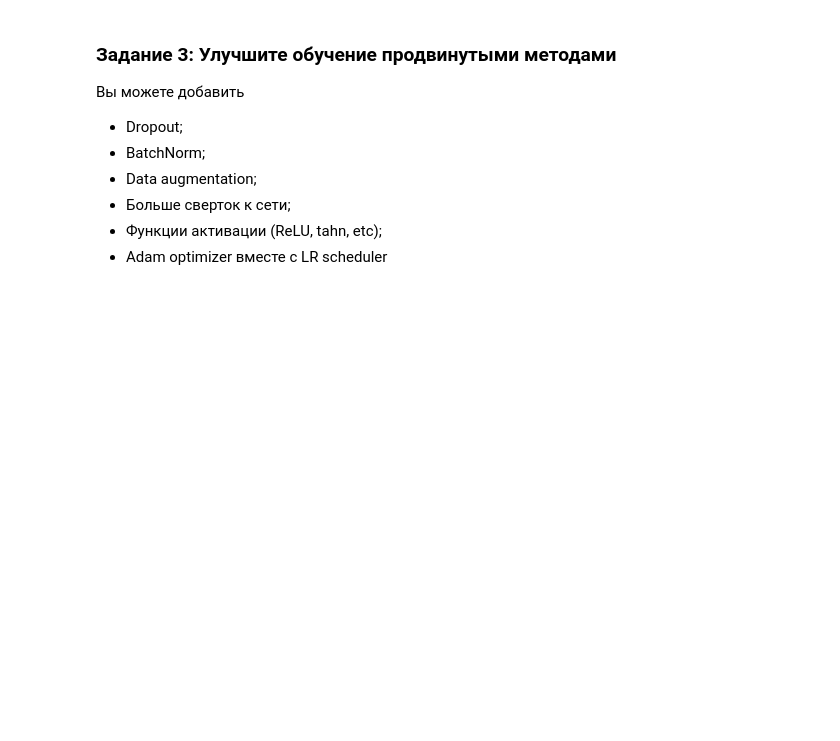
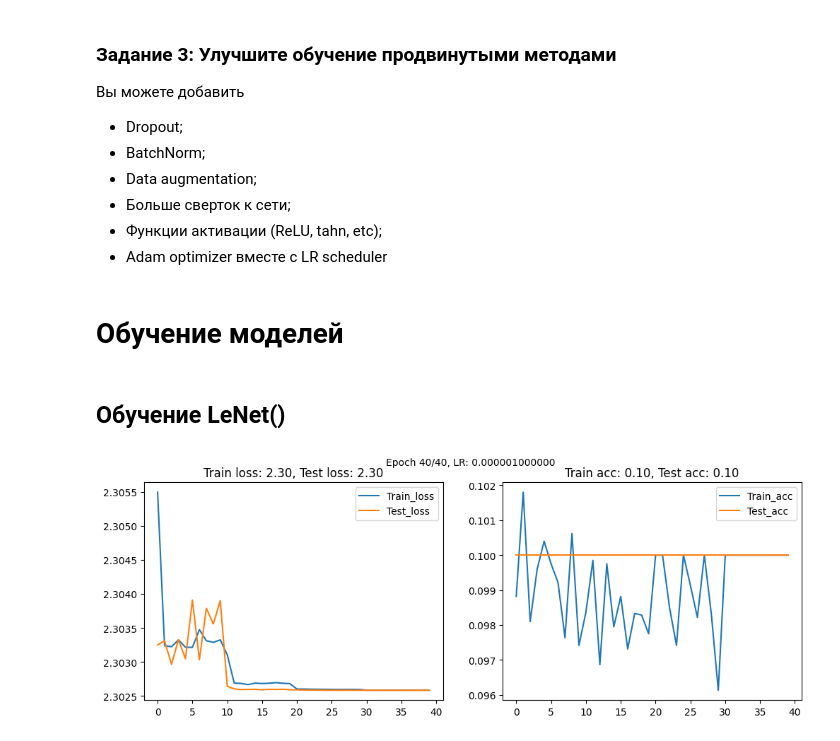
Before and after one commit to igel2000/ml-inno-hw, a Jupyter notebook: 4. Deep Learning/4.02.2 Свертка, каскад сверток. Слои нейронной сети/hw_conv.ipynb, the cells around one changed output. Saved outputs shown, nothing was run; the diff lists cells and outputs as text; code cells hidden in the pictures; blank space fills up the shorter version.

```diff
--- a/4. Deep Learning/4.02.2 Свертка, каскад сверток. Слои нейронной сети/hw_conv.ipynb
+++ b/4. Deep Learning/4.02.2 Свертка, каскад сверток. Слои нейронной сети/hw_conv.ipynb
@@ -94,7 +172,7 @@ plt.imshow(grid.permute(1, 2, 0));
 # %% [markdown]
 ### **Задание 1**: закончите имплементацию LeNet согласно диаграме сверху
 # %%
-class BadLeNet(nn.Module):
+class LeNet(nn.Module):
     def __init__(self):
         super().__init__()
 
@@ -301,0 +364,10 @@ test_loader = DataLoader(test_dataset, batch_size=BATCH_SIZE, shuffle=False, num
+# %% [markdown]
+# Обучение моделей
+# %% [markdown]
+## Обучение LeNet()
+# %%
+# Ненормализованные данные
+bad_lm = LearningModel(LeNet(), train_loader, test_loader, device='auto')
+bad_lm.learning_function(epochs=EPOCHS, loss_func=nn.NLLLoss())
+# %% [output]
+[figure, added]
```
Also changed, not shown: parts of 27 cells of this notebook, 8 other files.
